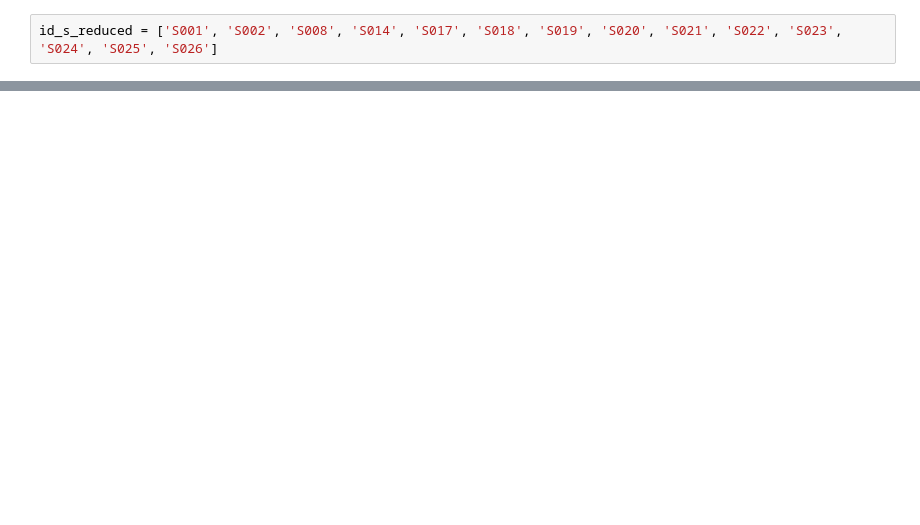
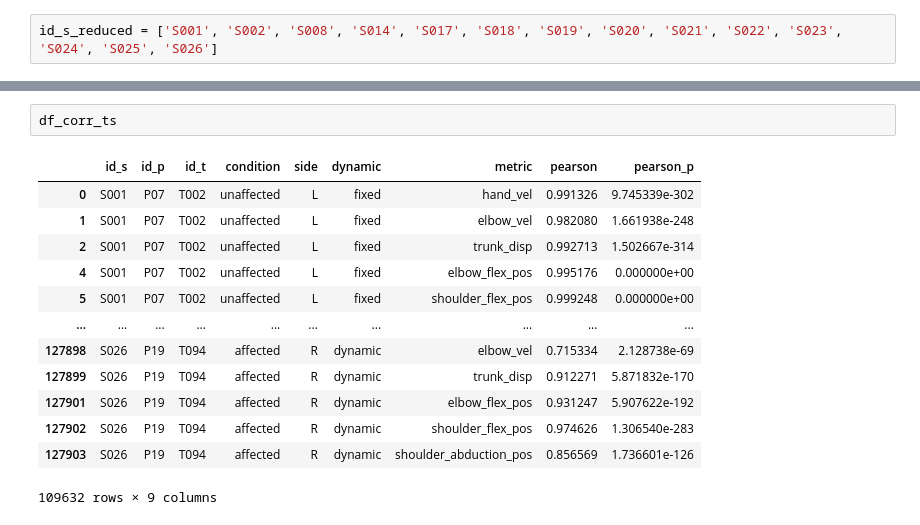
Before and after one commit to j-ullrich/iDrink_MMC_validation, a Jupyter notebook: src/notebooks/correlation_analysis.ipynb, the cells around one changed output, grey strips where cells are left out. Saved outputs shown, nothing was run; the diff lists cells and outputs as text; blank space fills up the shorter version.

```diff
--- a/src/notebooks/correlation_analysis.ipynb
+++ b/src/notebooks/correlation_analysis.ipynb
@@ -311,0 +507,16 @@ for measure in measures:
+# %%
+df_corr_ts
+# %% [output]
+|  | id_s | id_p | id_t | condition | side | dynamic | metric | pearson | pearson_p |
+| 0 | S001 | P07 | T002 | unaffected | L | fixed | hand_vel | 0.991326 | 9.745339e-302 |
+| 1 | S001 | P07 | T002 | unaffected | L | fixed | elbow_vel | 0.982080 | 1.661938e-248 |
+| 2 | S001 | P07 | T002 | unaffected | L | fixed | trunk_disp | 0.992713 | 1.502667e-314 |
+| 4 | S001 | P07 | T002 | unaffected | L | fixed | elbow_flex_pos | 0.995176 | 0.000000e+00 |
+| 5 | S001 | P07 | T002 | unaffected | L | fixed | shoulder_flex_pos | 0.999248 | 0.000000e+00 |
+| ... | ... | ... | ... | ... | ... | ... | ... | ... | ... |
+| 127898 | S026 | P19 | T094 | affected | R | dynamic | elbow_vel | 0.715334 | 2.128738e-69 |
+| 127899 | S026 | P19 | T094 | affected | R | dynamic | trunk_disp | 0.912271 | 5.871832e-170 |
+| 127901 | S026 | P19 | T094 | affected | R | dynamic | elbow_flex_pos | 0.931247 | 5.907622e-192 |
+| 127902 | S026 | P19 | T094 | affected | R | dynamic | shoulder_flex_pos | 0.974626 | 1.306540e-283 |
+| 127903 | S026 | P19 | T094 | affected | R | dynamic | shoulder_abduction_pos | 0.856569 | 1.736601e-126 |
+109632 rows × 9 columns
```
Also changed, not shown: parts of 24 cells of this notebook, 2 other files.
